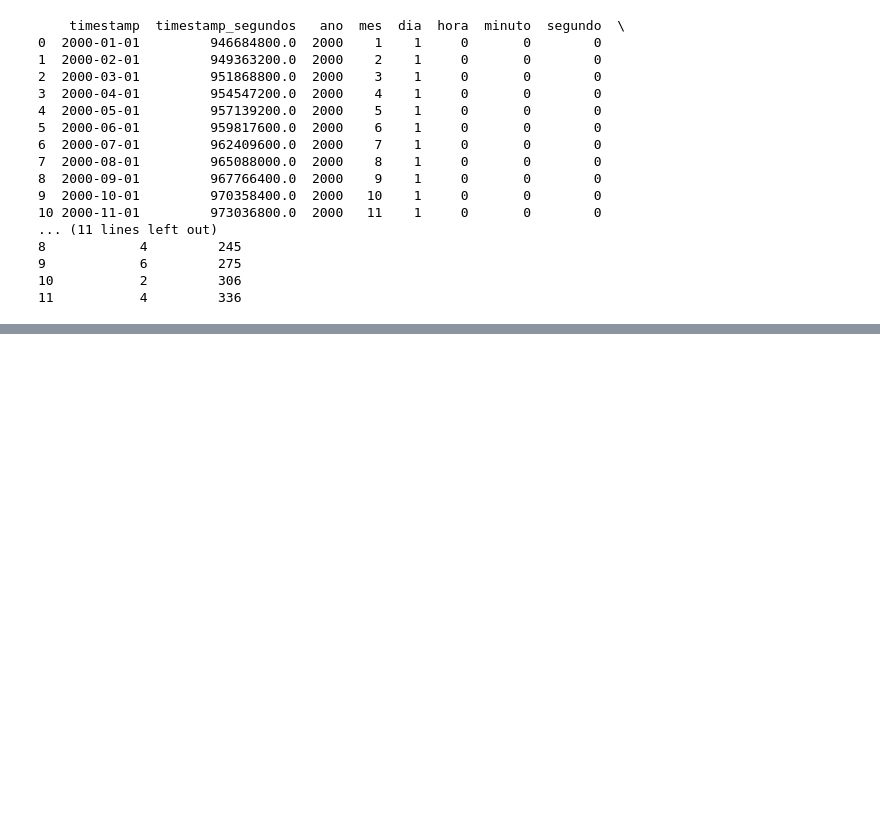
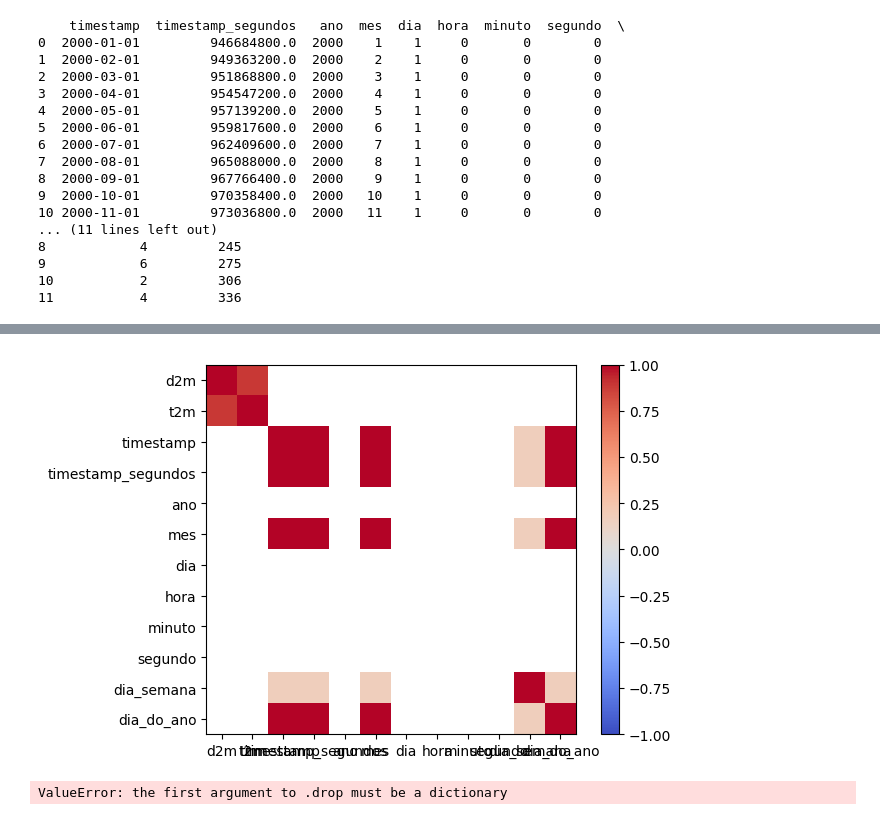
Before and after one commit to Alilson2/Projeto_IA, a Jupyter notebook: Projeto_IA.ipynb, the cells around one changed output, grey strips where cells are left out. Saved outputs shown, nothing was run; the diff lists cells and outputs as text; code cells hidden in the pictures; blank space fills up the shorter version.

```diff
--- a/Projeto_IA.ipynb
+++ b/Projeto_IA.ipynb
@@ -90,0 +123,47 @@ print(df_tempo)
+# %%
+matrix = df.corr(method='pearson')
+plt.imshow(matrix, cmap = 'coolwarm', vmin=-1, vmax=1)
+plt.colorbar()
+plt.xticks(range(len(matrix.columns)), matrix.columns)
+plt.yticks(range(len(matrix.columns)), matrix.columns)
+plt.show()
+# %% [output]
+[figure, added]
+# %%
+from sklearn.model_selection import KFold
+from sklearn.preprocessing import MinMaxScaler
+
+# Separa features e alvo
+X = dados.drop('critical_temp', axis=1) #Tirar o prediletor
+y = dados['critical_temp']              #O preditor, separado
+
+kf = KFold(n_splits=3, random_state=42, shuffle=True)
+
+# Listas para armazenar os folds (para uso em outras partes)
+X_train_folds, X_test_folds = [], []
+y_train_folds, y_test_folds = [], []
+
+fold = 1
+for train_index, test_index in kf.split(X):
+    print(f"\n=== Fold {fold} ===")
+
+    # Divisão treino/teste
+    X_train, X_test = X.iloc[train_index], X.iloc[test_index]
+    y_train, y_test = y.iloc[train_index], y.iloc[test_index]
+
+    print(f"Shape X_train: {X_train.shape}, X_test: {X_test.shape}")
+
+    # Escalonamento e armazena conjuntos
+    scaler = MinMaxScaler()
+    scaler.fit(X_train)
+    X_train_s = scaler.transform(X_train)
+    X_test_s = scaler.transform(X_test)
+
+    X_train_folds.append(X_train_s)
+    X_test_folds.append(X_test_s)
+    y_train_folds.append(y_train)
+    y_test_folds.append(y_test)
+
+    fold += 1
+# %% [output]
+ValueError: the first argument to .drop must be a dictionary
```
Also changed, not shown: parts of 5 cells of this notebook.
